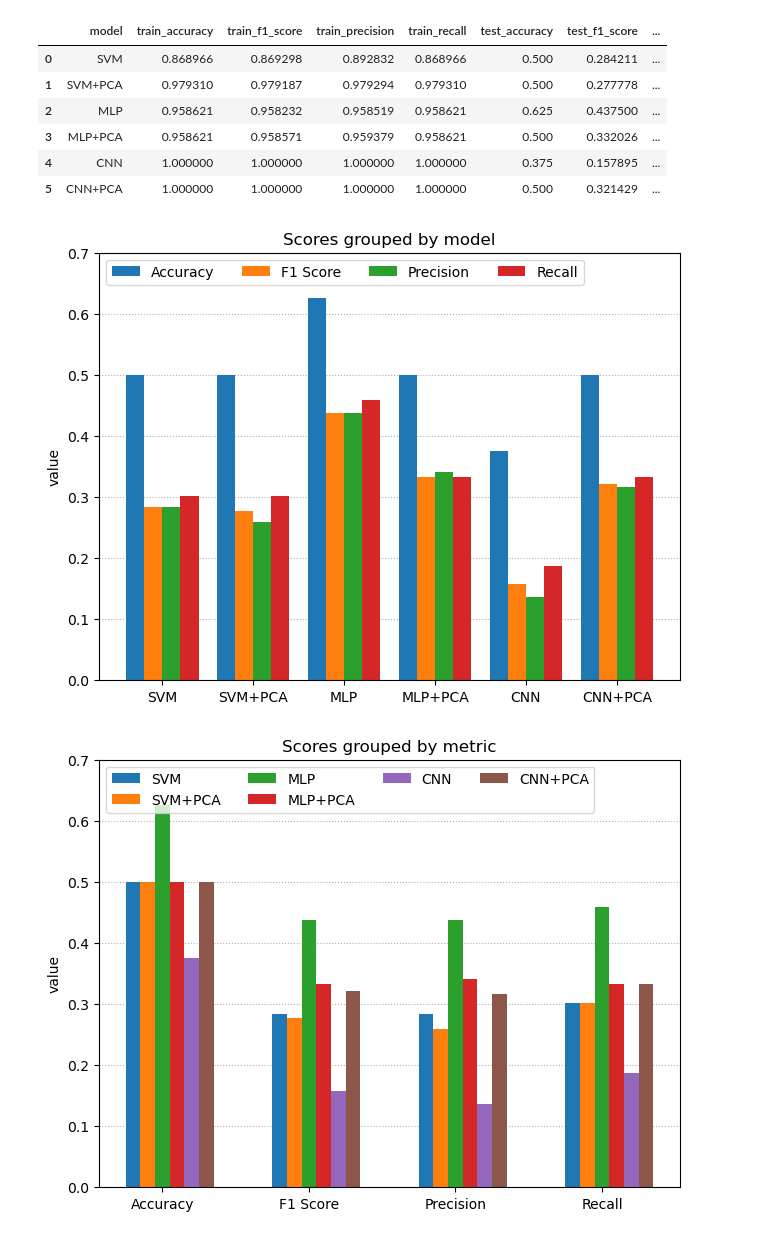
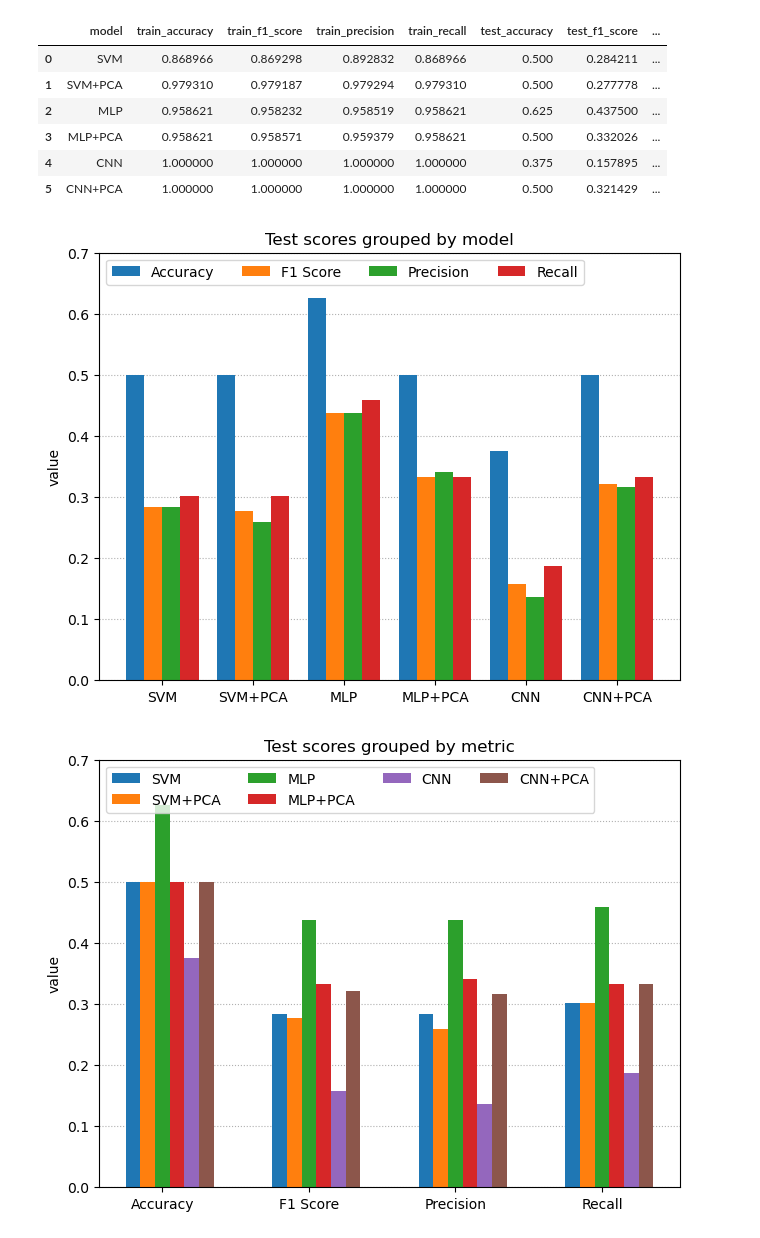
Before and after one commit to alejo963/cogaf-population, a Jupyter notebook: notebooks/train_models.ipynb, the cells around one changed output. Cells and saved outputs as stored; diff of their text form; code cells hidden in the pictures.

Commit message:
Update plots title

```diff
--- a/notebooks/train_models.ipynb
+++ b/notebooks/train_models.ipynb
@@ -406,38 +406,37 @@ eval_df
 import matplotlib.pyplot as plt
 import numpy as np
 
-species = ("Adelie", "Chinstrap", "Gentoo")
 scores = {
     'Accuracy': eval_df.test_accuracy,
     'F1 Score': eval_df.test_f1_score,
     'Precision': eval_df.test_precision,
     'Recall': eval_df.test_recall,
 }
 
 models = eval_df.model
 
 x = np.arange(len(models))  # the label locations
 width = 0.2  # the width of the bars
 multiplier = 0
 
 fig, ax = plt.subplots(layout='constrained')
 
 for attribute, measurement in scores.items():
     offset = width * multiplier
     rects = ax.bar(x + offset, measurement, width, label=attribute, zorder=2)
     multiplier += 1
 
 # Add some text for labels, title and custom x-axis tick labels, etc.
 ax.set_ylabel('value')
-ax.set_title('Scores grouped by model')
+ax.set_title('Test scores grouped by model')
 ax.set_xticks(x + width + 0.1, models)
 ax.grid(True, axis="y", linestyle=":", zorder=0)
 ax.legend(loc='upper left', ncols=6)
 ax.set_ylim(0, 0.7)
 
 plt.show()
 # %% [output]
-[figure, old version]
+[figure, new version]
 # %%
 import matplotlib.pyplot as plt
 import numpy as np
@@ -451,8 +450,6 @@ scores = {
     eval_df.loc[4].to_numpy()[0]: list(eval_df.loc[4].to_numpy()[5:]),
     eval_df.loc[5].to_numpy()[0]: list(eval_df.loc[5].to_numpy()[5:]),
 }
-
-models = eval_df.model
 
 x = np.arange(len(metrics))  # the label locations
 width = 0.1  # the width of the bars
@@ -468,7 +465,7 @@ for attribute, measurement in scores.items():
 
 # Add some text for labels, title and custom x-axis tick labels, etc.
 ax.set_ylabel('value')
-ax.set_title('Scores grouped by metric')
+ax.set_title('Test scores grouped by metric')
 ax.set_xticks(x + 0.1 + width, metrics)
 ax.grid(True, axis="y", linestyle=":", zorder=0)
 ax.legend(loc='upper left', ncols=4)
@@ -476,4 +473,4 @@ ax.set_ylim(0, 0.7)
 
 plt.show()
 # %% [output]
-[figure, old version]
+[figure, new version]
```
